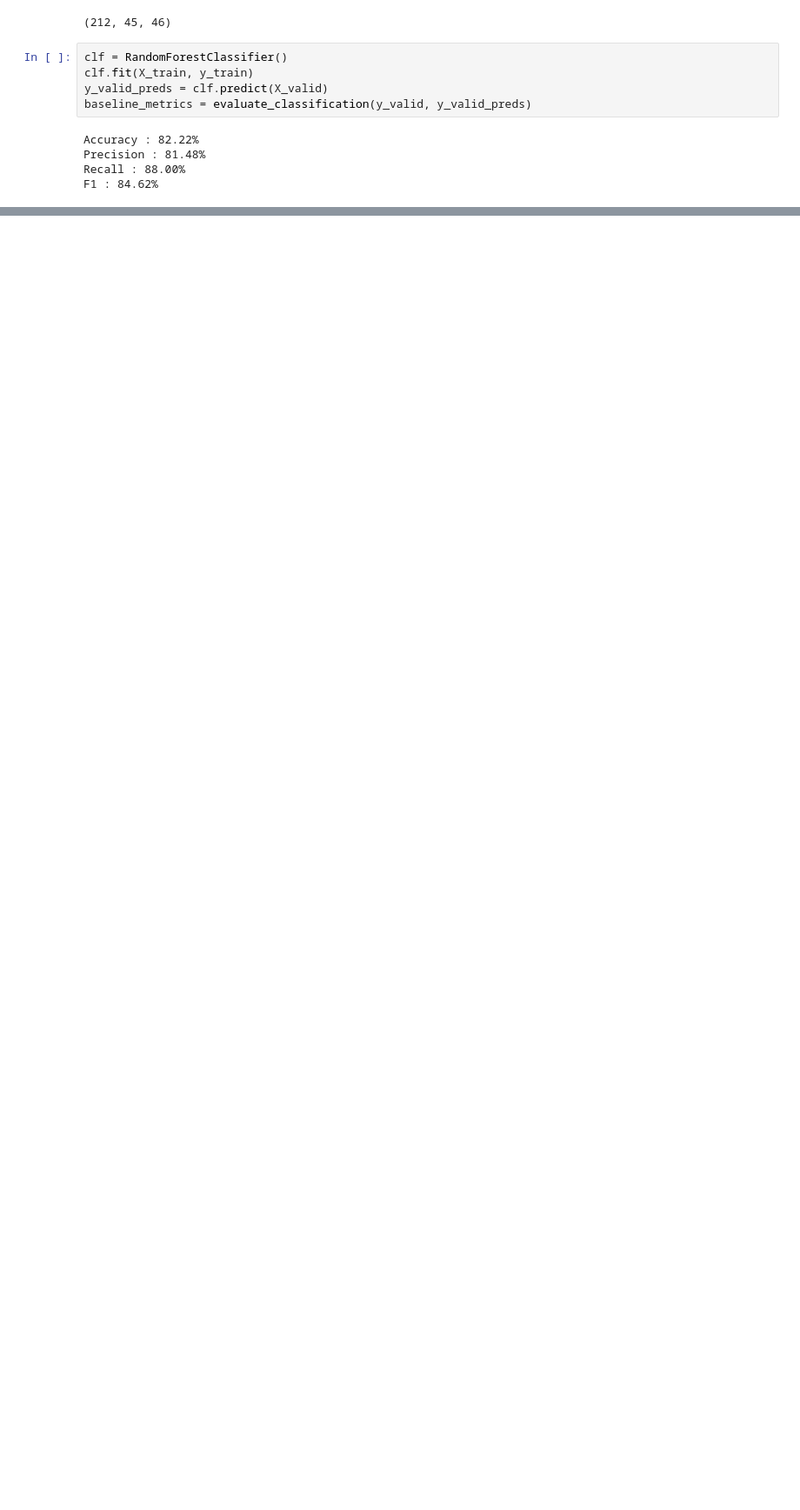
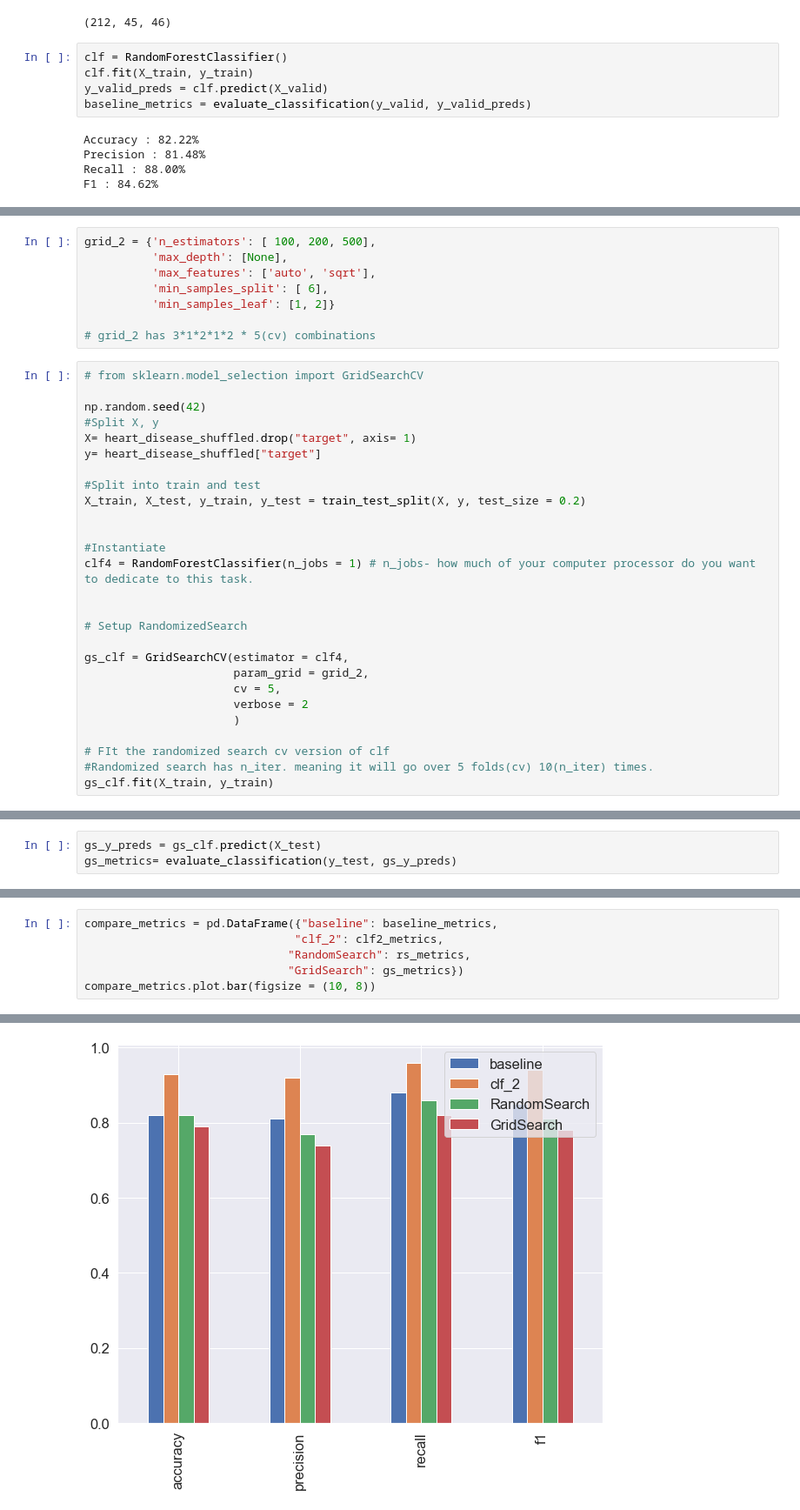
Before and after one commit to Ann-pixel/data-analysis, a Jupyter notebook: intro-scikit/intro-to-sci-kit-learn.ipynb, the cells around one changed output, grey strips where cells are left out. Shown at 87% size. Drawn from its saved outputs; the diff is of its cells as text; blank space fills up the shorter version.

Commit message:
Tuning hyperparameters using GridSearchCV

```diff
--- a/intro-scikit/intro-to-sci-kit-learn.ipynb
+++ b/intro-scikit/intro-to-sci-kit-learn.ipynb
@@ -1426,0 +1446,35 @@ F1 : 81.36%
+# %%
+grid_2 = {'n_estimators': [ 100, 200, 500],
+          'max_depth': [None],
+          'max_features': ['auto', 'sqrt'],
+          'min_samples_split': [ 6],
+          'min_samples_leaf': [1, 2]}
+
+# grid_2 has 3*1*2*1*2 * 5(cv) combinations
+# %%
+# from sklearn.model_selection import GridSearchCV
+
+np.random.seed(42)
+#Split X, y
+X= heart_disease_shuffled.drop("target", axis= 1)
+y= heart_disease_shuffled["target"]
+
+#Split into train and test
+X_train, X_test, y_train, y_test = train_test_split(X, y, test_size = 0.2)
+
+
+#Instantiate
+clf4 = RandomForestClassifier(n_jobs = 1) # n_jobs- how much of your computer processor do you want to dedicate to this task.
+
+
+# Setup RandomizedSearch
+
+gs_clf = GridSearchCV(estimator = clf4,
+                      param_grid = grid_2,
+                      cv = 5,
+                      verbose = 2
+                      )
+
+# FIt the randomized search cv version of clf
+#Randomized search has n_iter. meaning it will go over 5 folds(cv) 10(n_iter) times.
+gs_clf.fit(X_train, y_train)
@@ -1426,0 +1512,3 @@ F1 : 81.36%
+# %%
+gs_y_preds = gs_clf.predict(X_test)
+gs_metrics= evaluate_classification(y_test, gs_y_preds)
@@ -1426,0 +1520,7 @@ F1 : 81.36%
+# %%
+compare_metrics = pd.DataFrame({"baseline": baseline_metrics,
+                               "clf_2": clf2_metrics,
+                              "RandomSearch": rs_metrics,
+                              "GridSearch": gs_metrics})
+compare_metrics.plot.bar(figsize = (10, 8))
+# %% [output]
@@ -1426,0 +1528 @@ F1 : 81.36%
+[figure, added]
```
Also changed, not shown: parts of 17 cells of this notebook.
